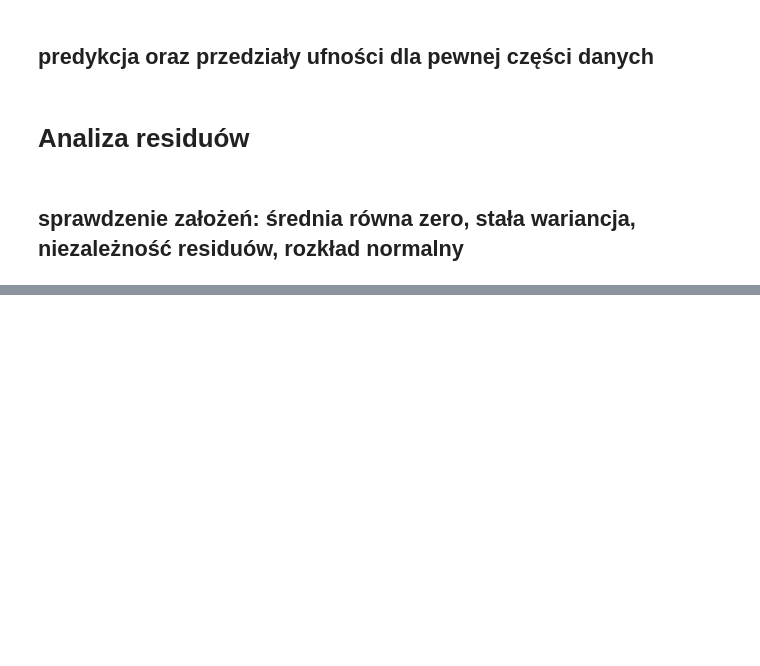
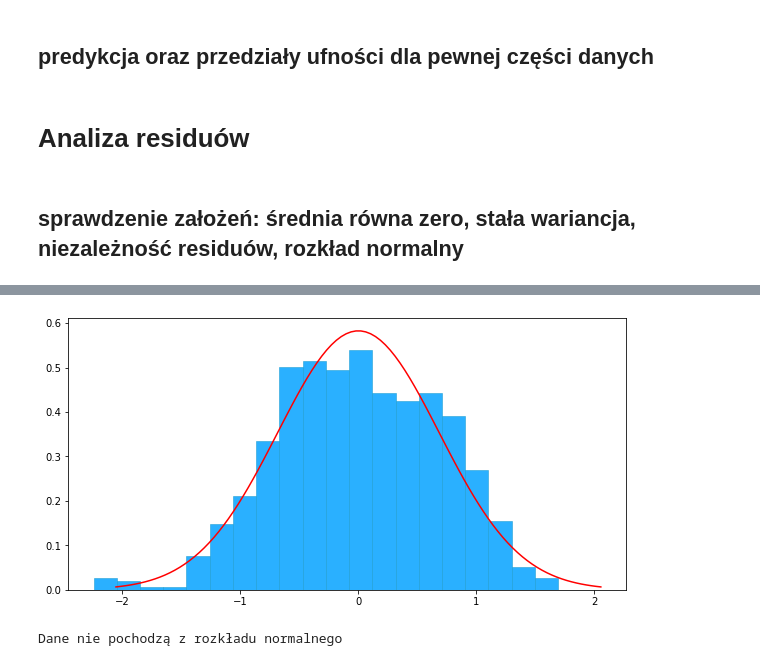
Before and after one commit to zlekoty/komputerowa_analiza_szereg-w_czasowych, a Jupyter notebook: kaszczRaport1.ipynb, the cells around one changed output, grey strips where cells are left out. Drawn from its saved outputs; the diff is of its cells as text; code cells hidden in the pictures; blank space fills up the shorter version.

```diff
--- a/kaszczRaport1.ipynb
+++ b/kaszczRaport1.ipynb
@@ -189,0 +223,19 @@ plt.plot(x,y, color="r")
+# %%
+plt.figure(figsize = (10,5)) # sprawdzamy czy rozkład residuuów jest rozkładem normalnum
+plt.hist(residuals, bins=20, density=True, facecolor = '#2ab0ff', edgecolor='#169acf', linewidth=0.5)
+mu, std = np.mean(residuals), np.std(residuals)
+x = np.linspace(mu - 3*std, mu + 3*std, 100)
+plt.plot(x, scipy.stats.norm.pdf(x, mu, std), "r")
+
+plt.savefig('res_hist.pdf', format='pdf')
+# %% [output]
+[figure, added]
+# %%
+stat, p = scipy.stats.normaltest(residuals)
+
+if p > 0.05:
+    print('Dane z rozkładu normalnego')
+else:
+    print('Dane nie pochodzą z rozkładu normalnego')
+# %% [output]
+Dane nie pochodzą z rozkładu normalnego
```
Also changed, not shown: parts of 19 cells of this notebook, 8 other files.
